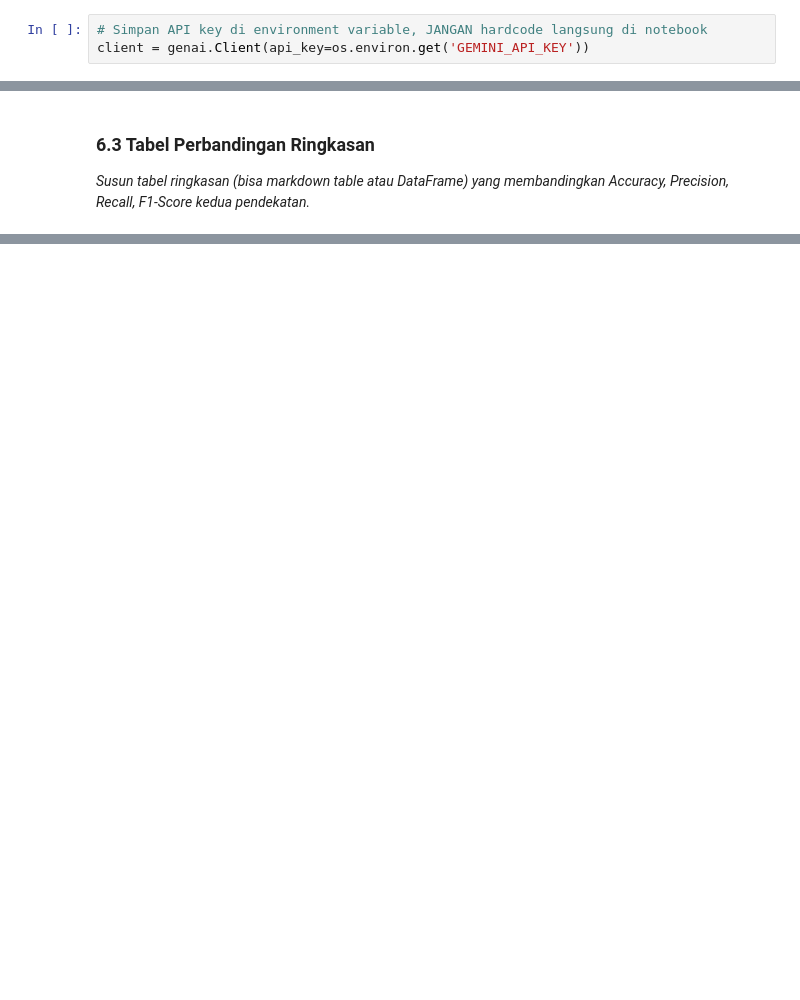
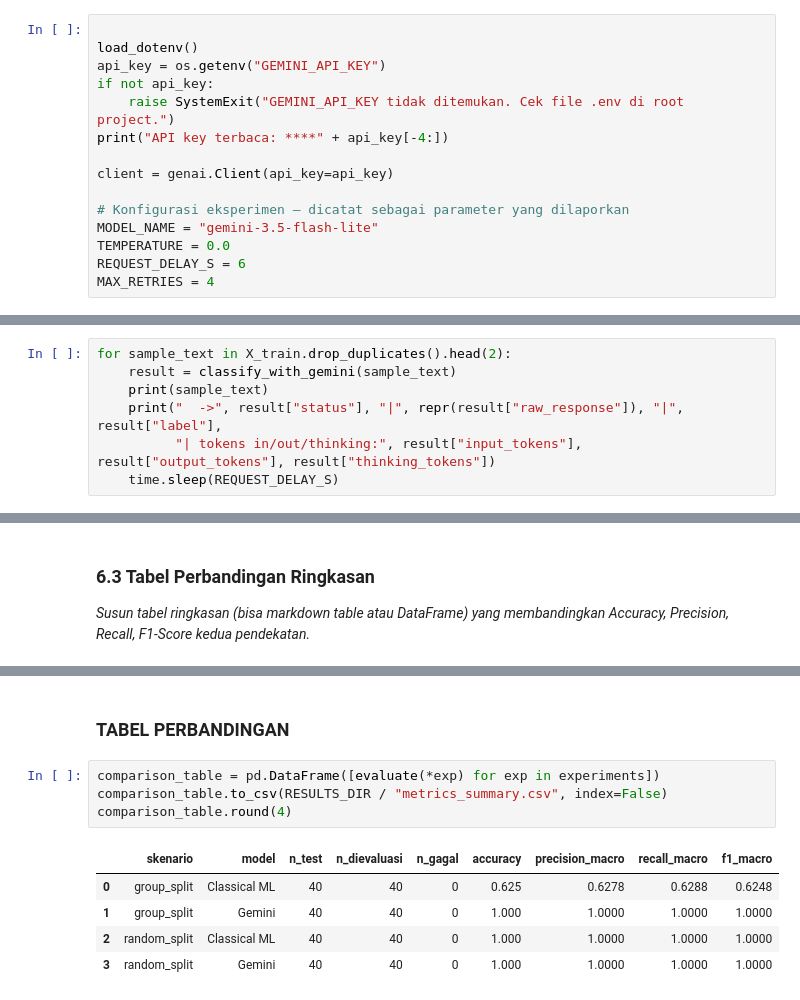
Before and after one commit to KUHAKUJOY-DEL/assignment-model-experiment-afroza-maulidra-iftikhar-zuhri, a Jupyter notebook: notebook/experiment_notebook.ipynb, the cells around one changed output, grey strips where cells are left out. Saved outputs shown, nothing was run; the diff lists cells and outputs as text; blank space fills up the shorter version.

```diff
--- a/notebook/experiment_notebook.ipynb
+++ b/notebook/experiment_notebook.ipynb
@@ -214,5 +416,17 @@ y_pred_classic = clf.predict(X_test_vec)
 
 ### 5.1 Setup API
 # %%
-# Simpan API key di environment variable, JANGAN hardcode langsung di notebook
-client = genai.Client(api_key=os.environ.get('GEMINI_API_KEY'))
+
+load_dotenv()
+api_key = os.getenv("GEMINI_API_KEY")
+if not api_key:
+    raise SystemExit("GEMINI_API_KEY tidak ditemukan. Cek file .env di root project.")
+print("API key terbaca: ****" + api_key[-4:])
+
+client = genai.Client(api_key=api_key)
+
+# Konfigurasi eksperimen — dicatat sebagai parameter yang dilaporkan
+MODEL_NAME = "gemini-3.5-flash-lite"
+TEMPERATURE = 0.0
+REQUEST_DELAY_S = 6
+MAX_RETRIES = 4
@@ -236,0 +509,7 @@ Sentimen:'''
+# %%
+for sample_text in X_train.drop_duplicates().head(2):
+    result = classify_with_gemini(sample_text)
+    print(sample_text)
+    print("  ->", result["status"], "|", repr(result["raw_response"]), "|", result["label"],
+          "| tokens in/out/thinking:", result["input_tokens"], result["output_tokens"], result["thinking_tokens"])
+    time.sleep(REQUEST_DELAY_S)
@@ -267,0 +737,12 @@ _Susun tabel ringkasan (bisa markdown table atau DataFrame) yang membandingkan A
+# %% [markdown]
+### TABEL PERBANDINGAN
+# %%
+comparison_table = pd.DataFrame([evaluate(*exp) for exp in experiments])
+comparison_table.to_csv(RESULTS_DIR / "metrics_summary.csv", index=False)
+comparison_table.round(4)
+# %% [output]
+|  | skenario | model | n_test | n_dievaluasi | n_gagal | accuracy | precision_macro | recall_macro | f1_macro |
+| 0 | group_split | Classical ML | 40 | 40 | 0 | 0.625 | 0.6278 | 0.6288 | 0.6248 |
+| 1 | group_split | Gemini | 40 | 40 | 0 | 1.000 | 1.0000 | 1.0000 | 1.0000 |
+| 2 | random_split | Classical ML | 40 | 40 | 0 | 1.000 | 1.0000 | 1.0000 | 1.0000 |
+| 3 | random_split | Gemini | 40 | 40 | 0 | 1.000 | 1.0000 | 1.0000 | 1.0000 |
```
Also changed, not shown: parts of 37 cells of this notebook, 10 other files.
